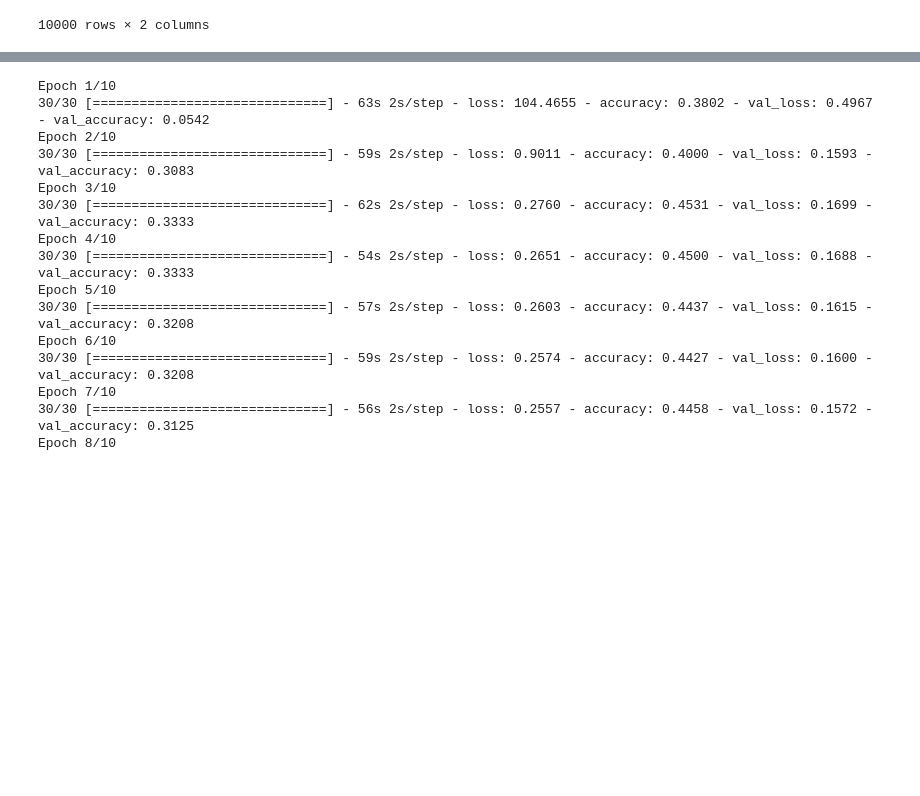
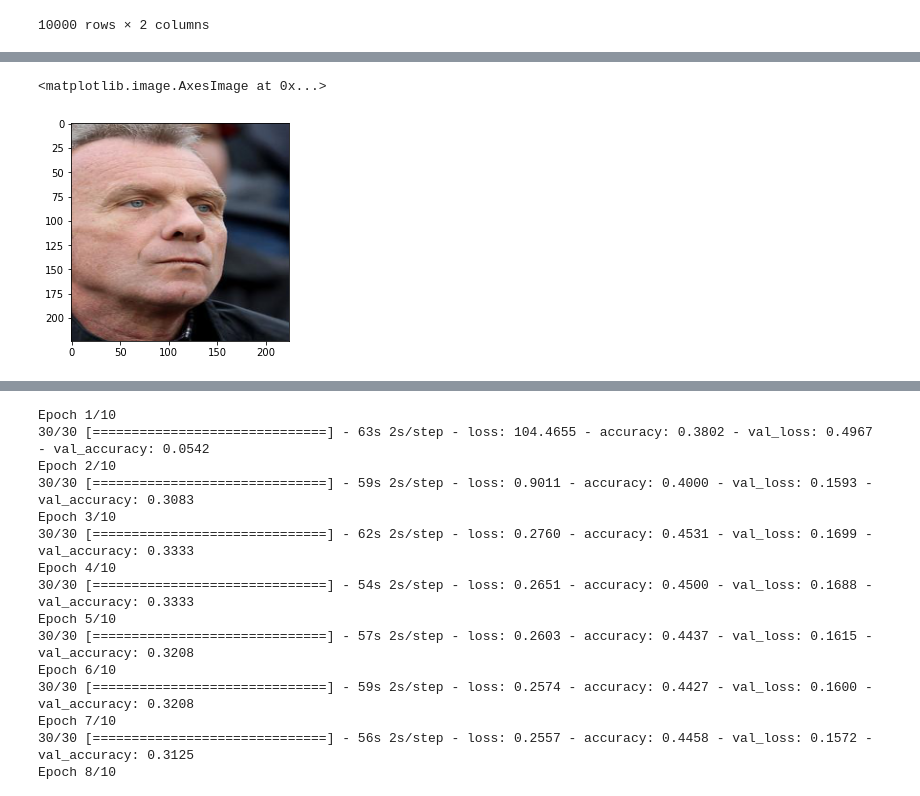
Before and after one commit to danielmalinovsky/python_facial_recognition, a Jupyter notebook: sprint5.ipynb, the cells around one changed output, grey strips where cells are left out. Drawn from its saved outputs; the diff is of its cells as text; code cells hidden in the pictures; blank space fills up the shorter version.

```diff
--- a/sprint5.ipynb
+++ b/sprint5.ipynb
@@ -226,0 +292,5 @@ arr_test_Y = np.array(final_test_Y)
+# %%
+plt.imshow(cv2.cvtColor(negImage, cv2.COLOR_BGR2RGB))
+# %% [output]
+<matplotlib.image.AxesImage at 0x...>
+[figure, added]
```
Also changed, not shown: parts of 35 cells of this notebook.
